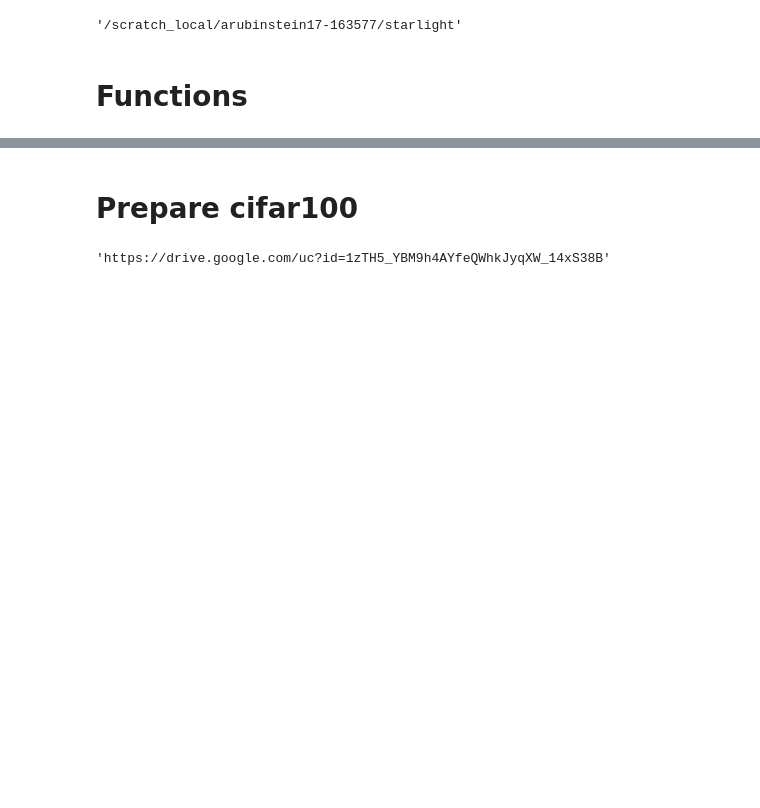
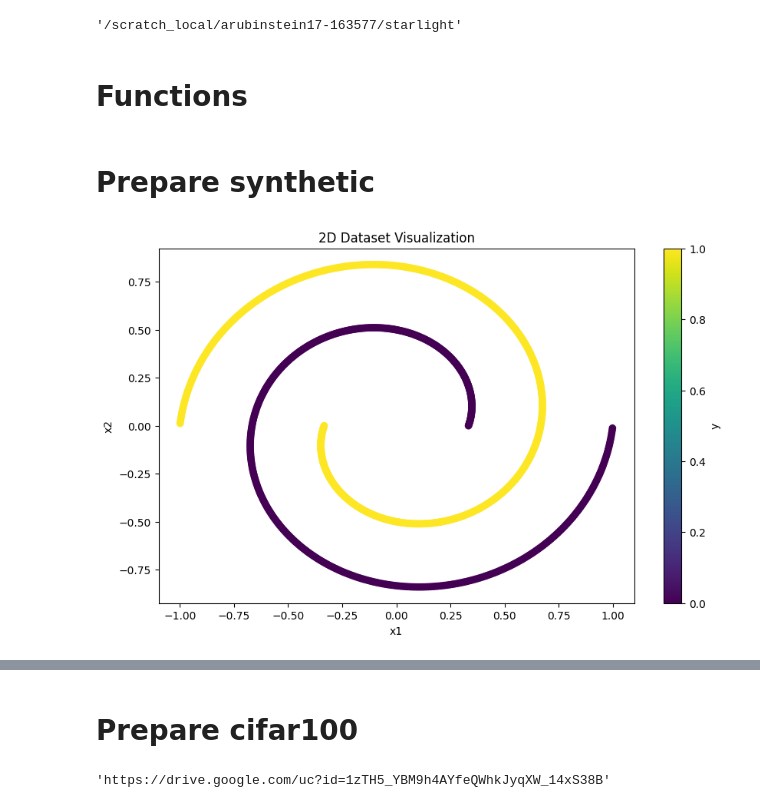
Before and after one commit to AlexanderRubinstein/starlight, a Jupyter notebook: notebooks/margin_exps.ipynb, the cells around one changed output, grey strips where cells are left out. Cells and saved outputs as stored; diff of their text form; code cells hidden in the pictures; blank space fills up the shorter version.

```diff
--- a/notebooks/margin_exps.ipynb
+++ b/notebooks/margin_exps.ipynb
@@ -357,3 +371,23 @@ def plot_dict(
     if to_show:
         display(df)
     return df
+# %% [markdown]
+# Prepare synthetic
+# %%
+csv_path = "./spirals.csv"
+# %%
+import matplotlib.pyplot as plt
+
+# from io import StringIO
+df = pd.read_csv(csv_path)
+
+# Plotting
+plt.figure(figsize=(10, 6))
+scatter = plt.scatter(df['x1'], df['x2'], c=df['y'], cmap='viridis')
+plt.title('2D Dataset Visualization')
+plt.xlabel('x1')
+plt.ylabel('x2')
+plt.colorbar(scatter, label='y')
+plt.show()
+# %% [output]
+[figure, added]
```
Also changed, not shown: parts of 8 cells of this notebook, 3 other files.
